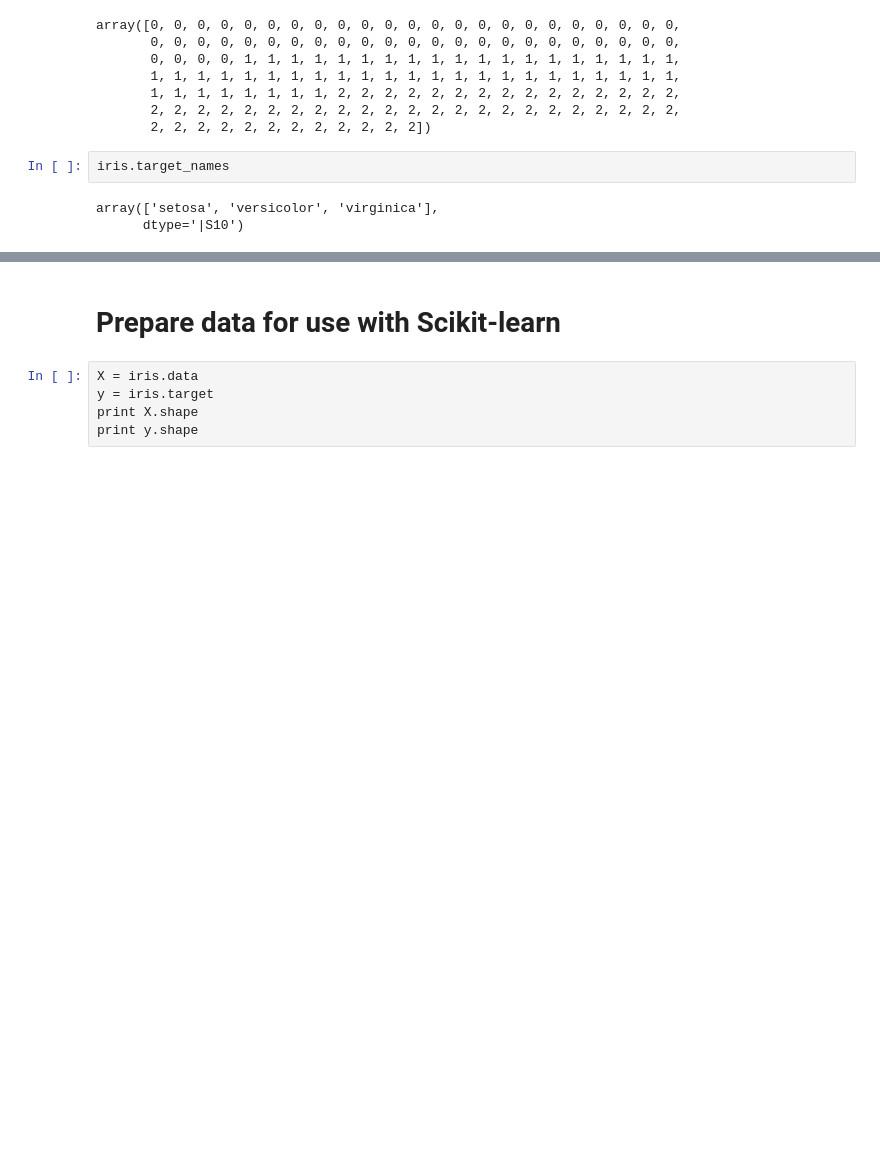
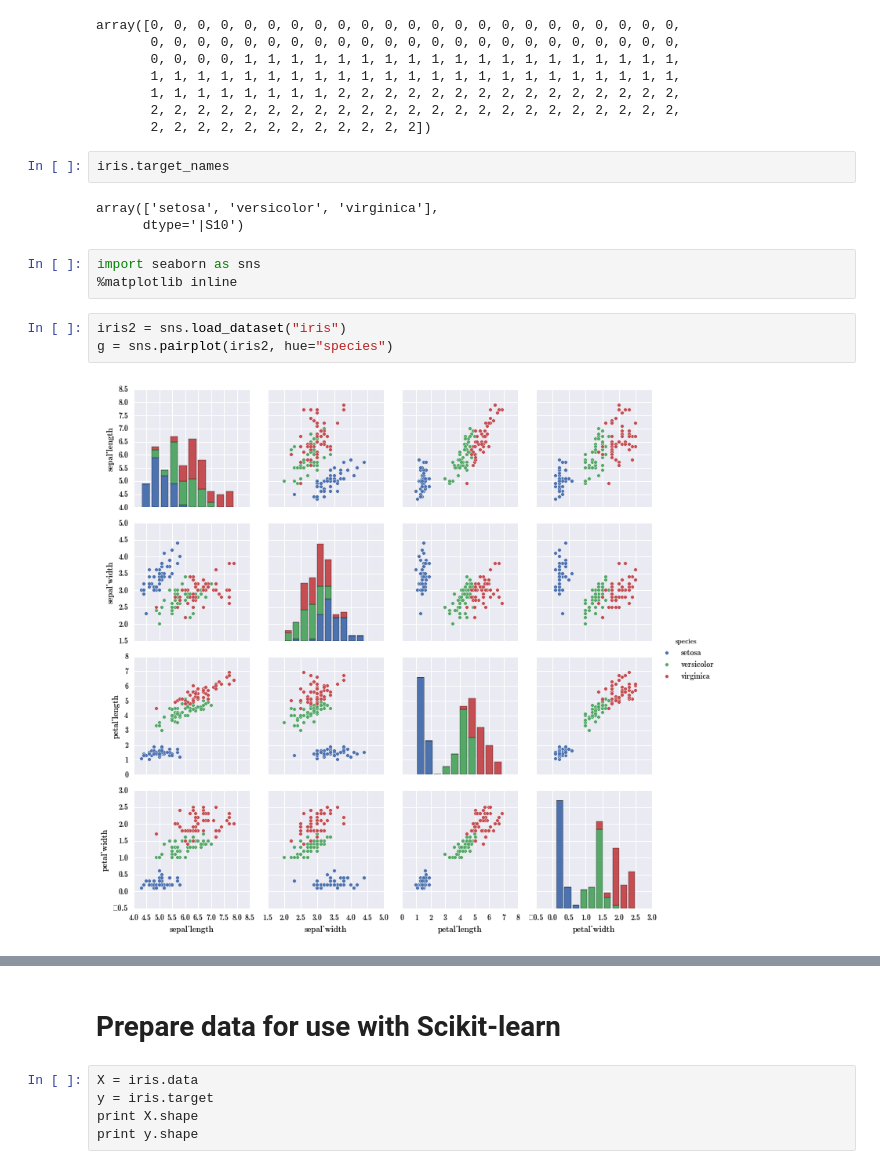
Before and after one commit to pszjmb1/fun_with_sklearn, a Jupyter notebook: Fun with Iris.ipynb, the cells around one changed output, grey strips where cells are left out. Drawn from its saved outputs; the diff is of its cells as text; blank space fills up the shorter version.

```diff
--- a/Fun with Iris.ipynb
+++ b/Fun with Iris.ipynb
@@ -73,3 +73,11 @@ iris.target_names
 # %% [output]
 array(['setosa', 'versicolor', 'virginica'],
       dtype='|S10')
+# %%
+import seaborn as sns
+%matplotlib inline
+# %%
+iris2 = sns.load_dataset("iris")
+g = sns.pairplot(iris2, hue="species")
+# %% [output]
+[figure, added]
```
Also changed, not shown: parts of 21 cells of this notebook.
